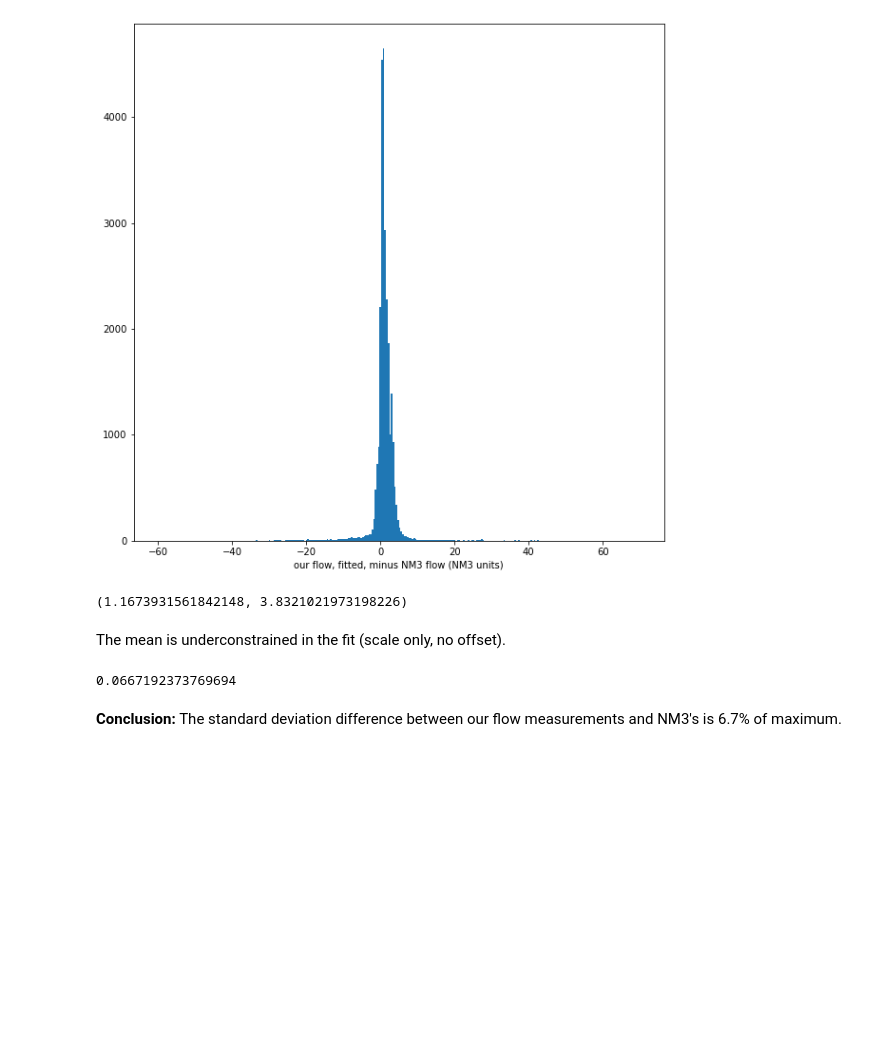
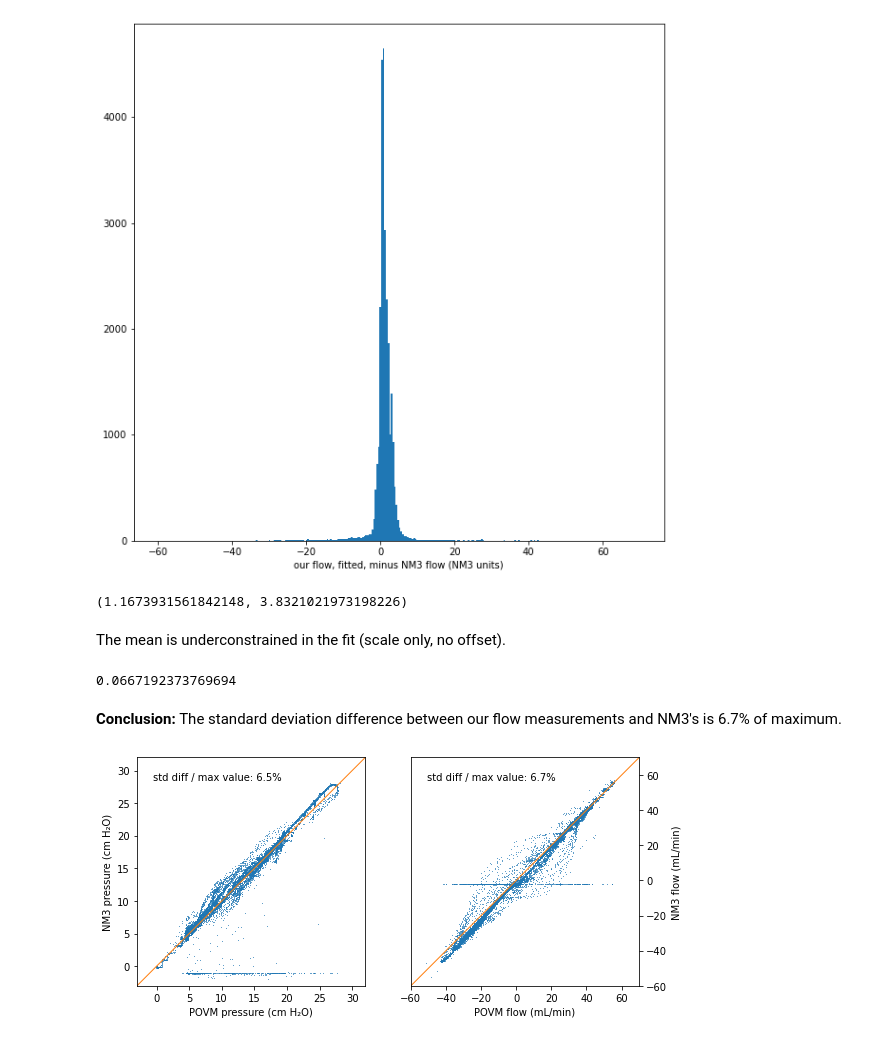
Before and after one commit to Princeton-Penn-Vents/princeton-penn-flowmeter, a Jupyter notebook: analysis/compare-NM3-and-ours.ipynb, the cells around one changed output. Drawn from its saved outputs; the diff is of its cells as text; code cells hidden in the pictures; blank space fills up the shorter version.

Commit message:
And the POVM-NM3 scatter plots.

```diff
--- a/analysis/compare-NM3-and-ours.ipynb
+++ b/analysis/compare-NM3-and-ours.ipynb
@@ -259,3 +280,24 @@ np.std(four - fnm3) / max(abs(np.max(four)), abs(np.max(fnm3)))
 0.0667192373769694
 # %% [markdown]
 **Conclusion:** The standard deviation difference between our flow measurements and NM3's is 6.7% of maximum.
+# %%
+fig, (ax1, ax2) = plt.subplots(1, 2, figsize=(9, 4.2))
+ax1.plot(pour, pnm3, "o", markeredgewidth=0, markersize=0.75)
+ax1.set_xlim(-3, 32)
+ax1.set_ylim(-3, 32)
+ax1.plot([-3, 32], [-3, 32], linewidth=1)
+ax1.set_xlabel("POVM pressure (cm H₂O)")
+ax1.set_ylabel("NM3 pressure (cm H₂O)")
+ax1.text(0.07, 0.90, "std diff / max value: 6.5%", transform=ax1.transAxes)
+ax2.plot(four, fnm3, "o", markeredgewidth=0, markersize=0.75)
+ax2.set_xlim(-60, 70)
+ax2.set_ylim(-60, 70)
+ax2.yaxis.set_label_position("right")
+ax2.yaxis.tick_right()
+ax2.plot([-60, 70], [-60, 70], linewidth=1)
+ax2.set_xlabel("POVM flow (mL/min)")
+ax2.set_ylabel("NM3 flow (mL/min)")
+ax2.text(0.07, 0.90, "std diff / max value: 6.7%", transform=ax2.transAxes)
+fig.savefig("povm-nm3-comparison.png", dpi=1000)
+# %% [output]
+[figure, added]
```
Also changed, not shown: parts of 6 cells of this notebook.
